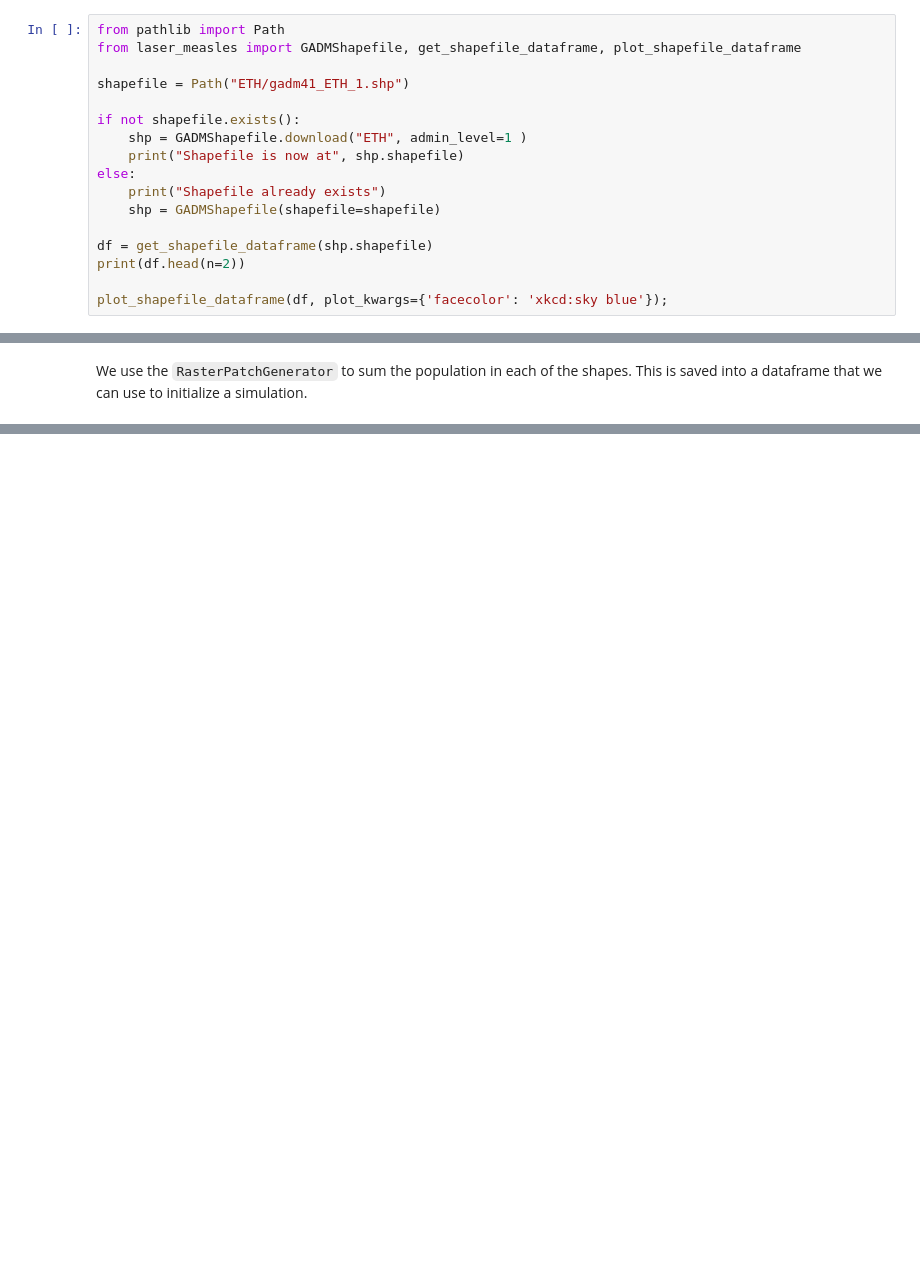
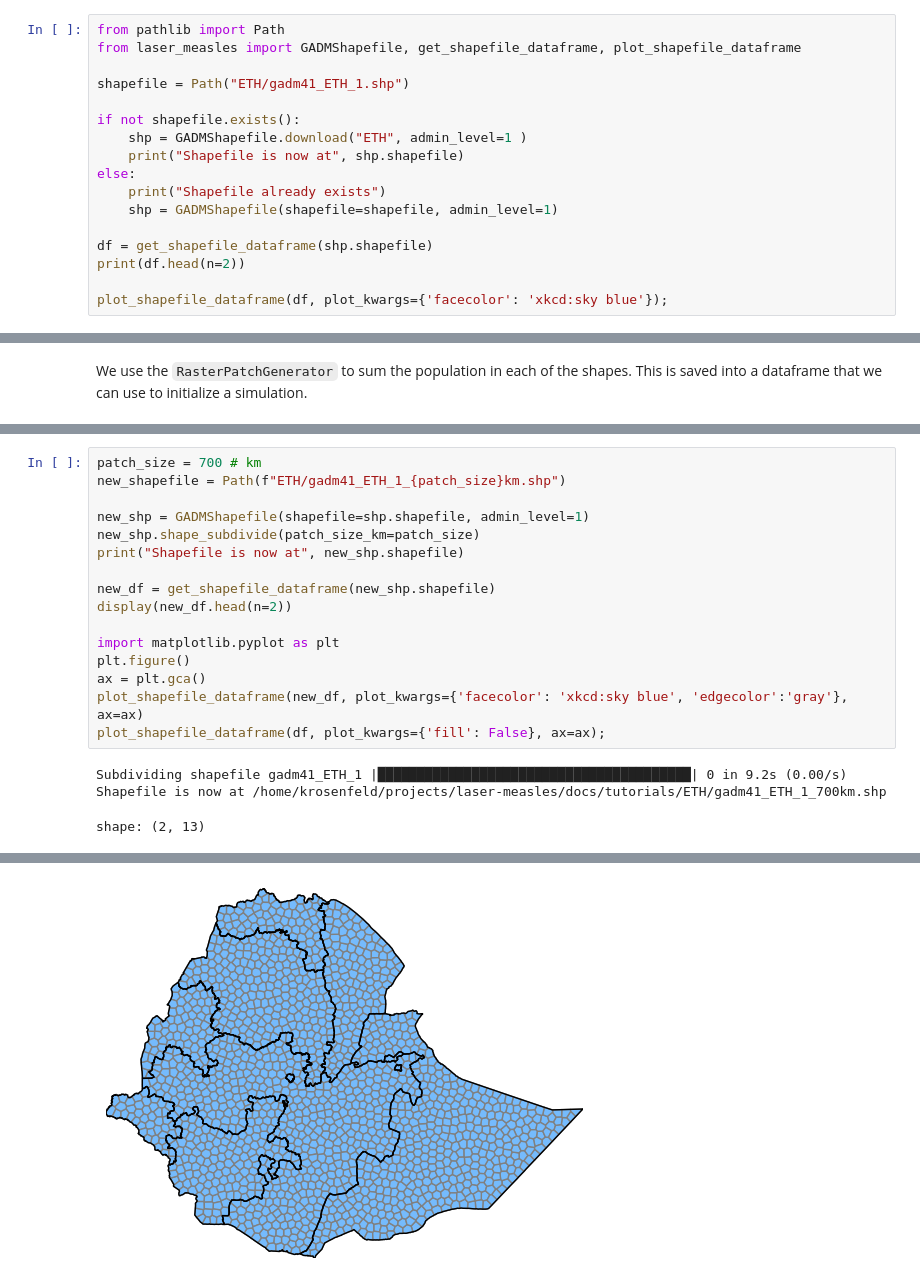
Before and after one commit to krosenfeld-IDM/laser-measles, a Jupyter notebook: docs/tutorials/tut_demographics.ipynb, the cells around one changed output, grey strips where cells are left out. Saved outputs shown, nothing was run; the diff lists cells and outputs as text; blank space fills up the shorter version.

```diff
--- a/docs/tutorials/tut_demographics.ipynb
+++ b/docs/tutorials/tut_demographics.ipynb
@@ -23,7 +17,7 @@ if not shapefile.exists():
     print("Shapefile is now at", shp.shapefile)
 else:
     print("Shapefile already exists")
-    shp = GADMShapefile(shapefile=shapefile)
+    shp = GADMShapefile(shapefile=shapefile, admin_level=1)
 
 df = get_shapefile_dataframe(shp.shapefile)
 print(df.head(n=2))
@@ -99,0 +124,20 @@ shape: (2, 4)
+# %%
+patch_size = 700 # km
+new_shapefile = Path(f"ETH/gadm41_ETH_1_{patch_size}km.shp")
+
+new_shp = GADMShapefile(shapefile=shp.shapefile, admin_level=1)
+new_shp.shape_subdivide(patch_size_km=patch_size)
+print("Shapefile is now at", new_shp.shapefile)
+
+new_df = get_shapefile_dataframe(new_shp.shapefile)
+display(new_df.head(n=2))
+
+import matplotlib.pyplot as plt
+plt.figure()
+ax = plt.gca()
+plot_shapefile_dataframe(new_df, plot_kwargs={'facecolor': 'xkcd:sky blue', 'edgecolor':'gray'}, ax=ax)
+plot_shapefile_dataframe(df, plot_kwargs={'fill': False}, ax=ax);
+# %% [output]
+Subdividing shapefile gadm41_ETH_1 |████████████████████████████████████████| 0 in 9.2s (0.00/s)
+Shapefile is now at /home/krosenfeld/projects/laser-measles/docs/tutorials/ETH/gadm41_ETH_1_700km.shp
+shape: (2, 13)
@@ -99,0 +148 @@ shape: (2, 4)
+[figure, added]
```
Also changed, not shown: parts of 16 cells of this notebook.
